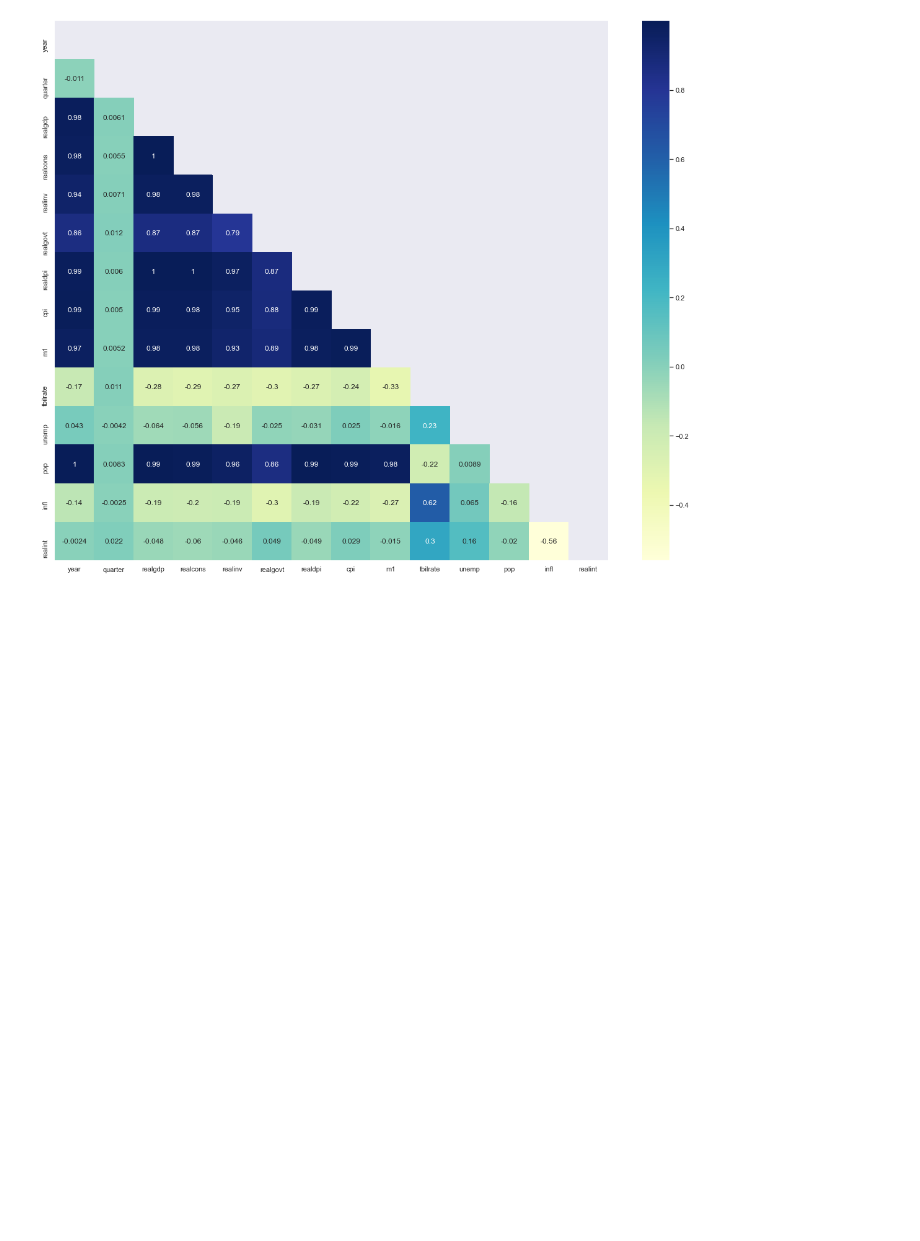
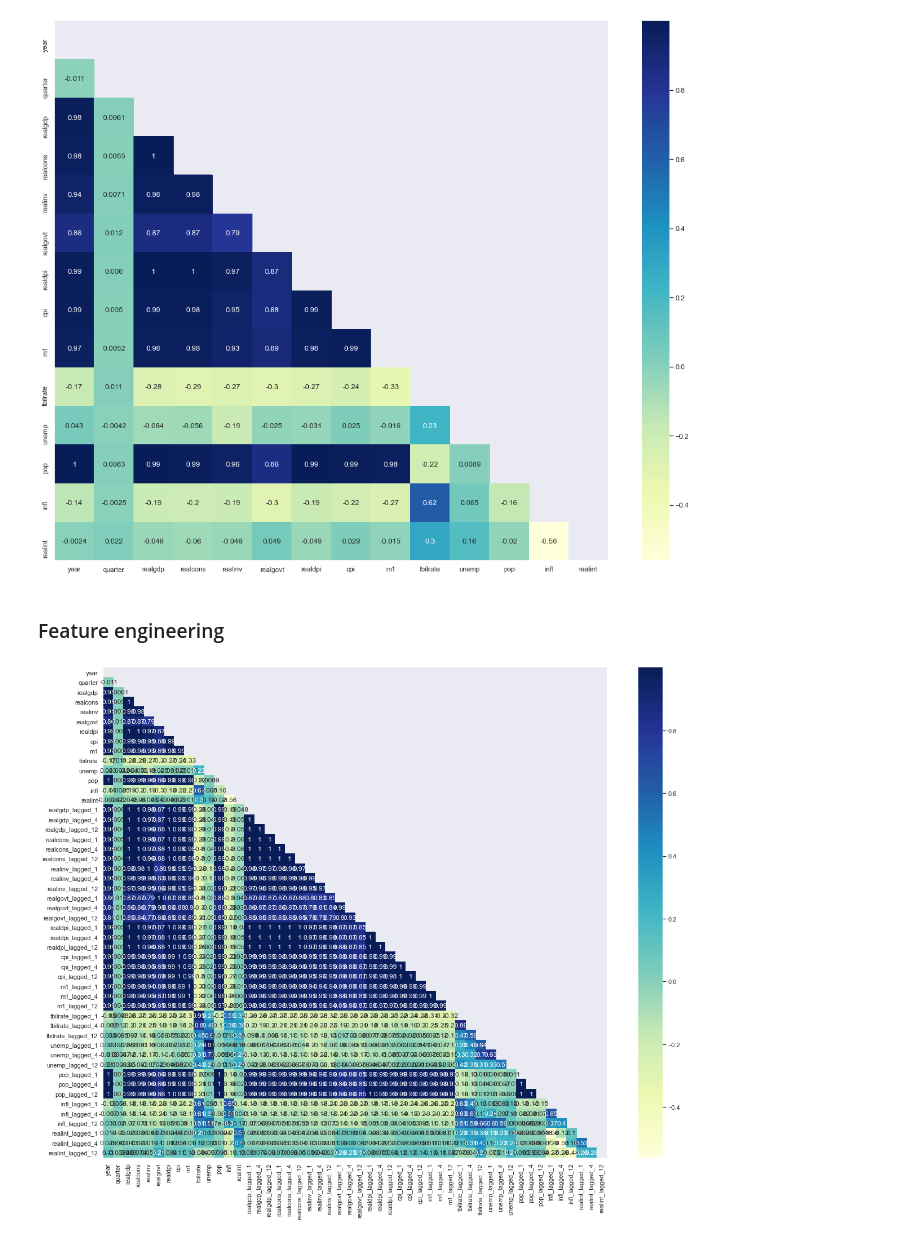
Before and after one commit to montgoz007/sktime-macroeconomic-forecasting, a Jupyter notebook: macroecon_notebook.ipynb, the cells around one changed output. Saved outputs shown, nothing was run; the diff lists cells and outputs as text; code cells hidden in the pictures; blank space fills up the shorter version.

```diff
--- a/macroecon_notebook.ipynb
+++ b/macroecon_notebook.ipynb
@@ -93,3 +99,25 @@ mask = np.triu(np.ones_like(df.corr()))
 dataplot = sns.heatmap(df.corr(), cmap="YlGnBu", annot=True, mask=mask)
 # %% [output]
 [figure]
+# %% [markdown]
+### Feature engineering
+# %%
+# Setting out features prior to lagging
+features = list(df.columns)
+drop_columns=['year', 'quarter', 'q_date']
+for i in drop_columns:
+    features.remove(i)
+# %%
+#creating lagged values for forecasting with exogenous variables
+for i in features:
+    df[f'{i}_lagged_1'] = df[i].shift(1).fillna(method='backfill')
+    df[f'{i}_lagged_4'] = df[i].shift(4).fillna(method='backfill')
+    df[f'{i}_lagged_12'] = df[i].shift(12).fillna(method='backfill')
+# %%
+# creating mask (with lagged variables)
+mask = np.triu(np.ones_like(df.corr()))
+
+# plotting a triangle correlation heatmap
+dataplot = sns.heatmap(df.corr(), cmap="YlGnBu", annot=True, mask=mask)
+# %% [output]
+[figure, added]
```
Also changed, not shown: parts of 16 cells of this notebook, 1 other file.
